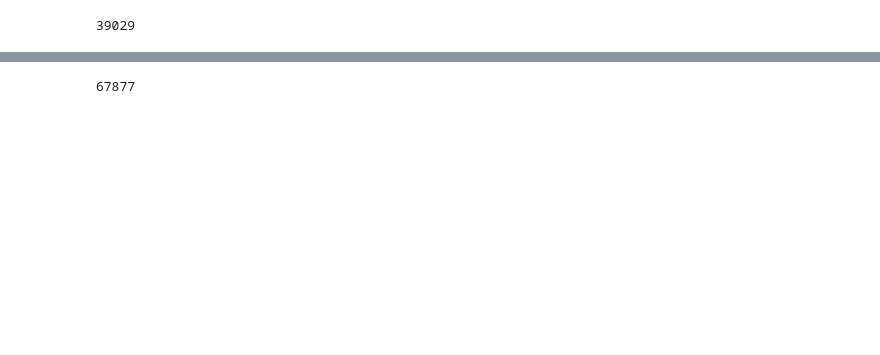
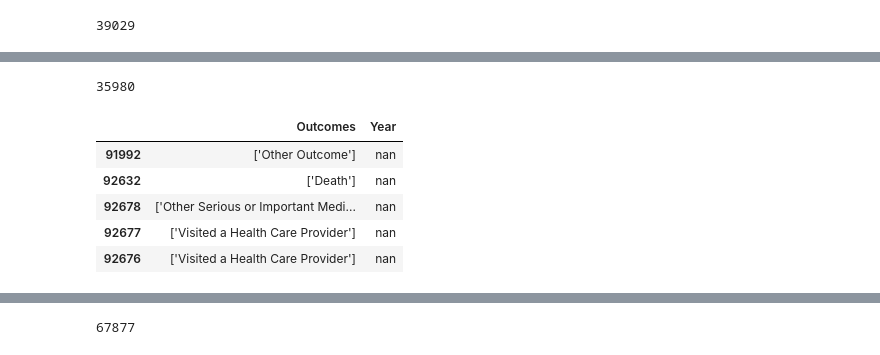
Before and after one commit to Mackshow/Project-3---Food-Recall-Data, a Jupyter notebook: Food Event working (incomplete).ipynb, the cells around one changed output, grey strips where cells are left out. Drawn from its saved outputs; the diff is of its cells as text; code cells hidden in the pictures; blank space fills up the shorter version.

```diff
--- a/Food Event working (incomplete).ipynb
+++ b/Food Event working (incomplete).ipynb
@@ -224,0 +272,33 @@ split_df.head()
+# %%
+# DataFrame columns into variables
+name_brand = food_df['name_brand']
+industry_name = food_df['industry_name']
+consumer_gender = food_df['consumer_gender']
+consumer_age = food_df['consumer_age']
+reactions = food_df['reactions']
+outcomes = food_df['outcomes']
+Year = food_df['Year']
+
+# Create a new DataFrame
+hospital_reaction_Table = pd.DataFrame({
+            "Outcomes": outcomes,
+            "Year": Year,})
+
+# Sort the DataFrame by 'Year' in descending order
+hospital_df = hospital_reaction_Table.sort_values('Year', ascending=False)
+
+
+
+# Count the number of occurrences of 'Hospitialization' in the 'Reactions' column
+hospital_count = hospital_reaction_Table['Outcomes'].str.contains('Hospitalization').sum()
+
+print(hospital_count)
+hospital_df.head()
+# %% [output]
+35980
+|  | Outcomes | Year |
+| 91992 | ['Other Outcome'] | nan |
+| 92632 | ['Death'] | nan |
+| 92678 | ['Other Serious or Important Medi... | nan |
+| 92677 | ['Visited a Health Care Provider'] | nan |
+| 92676 | ['Visited a Health Care Provider'] | nan |
```
Also changed, not shown: parts of 8 cells of this notebook, 2 other files.
